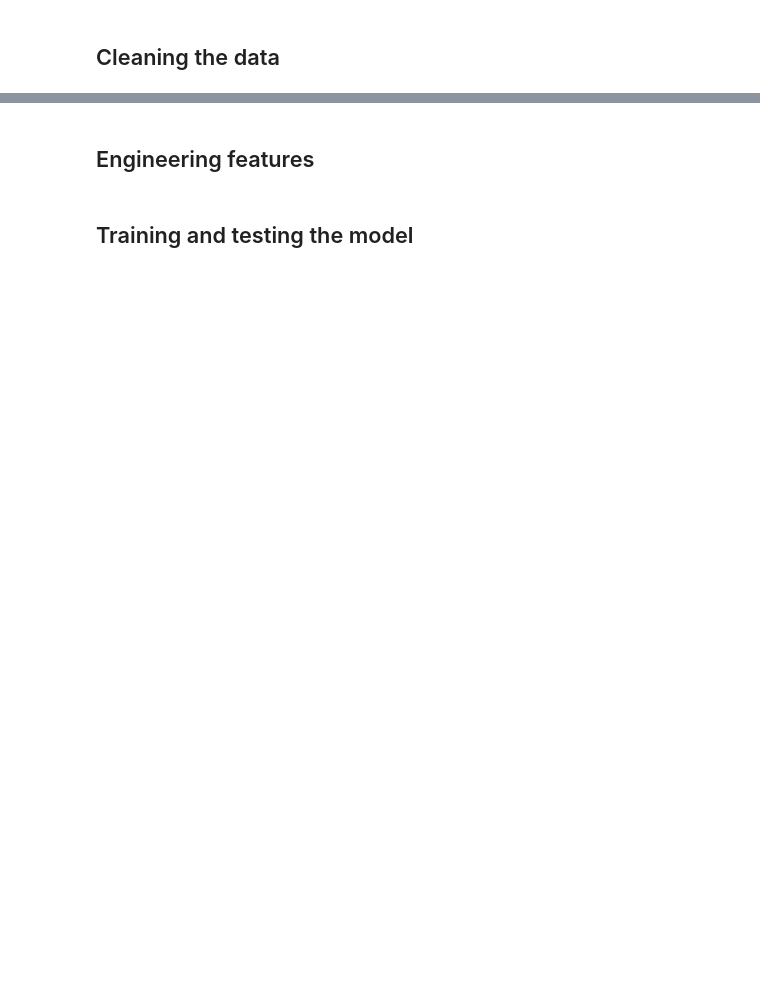
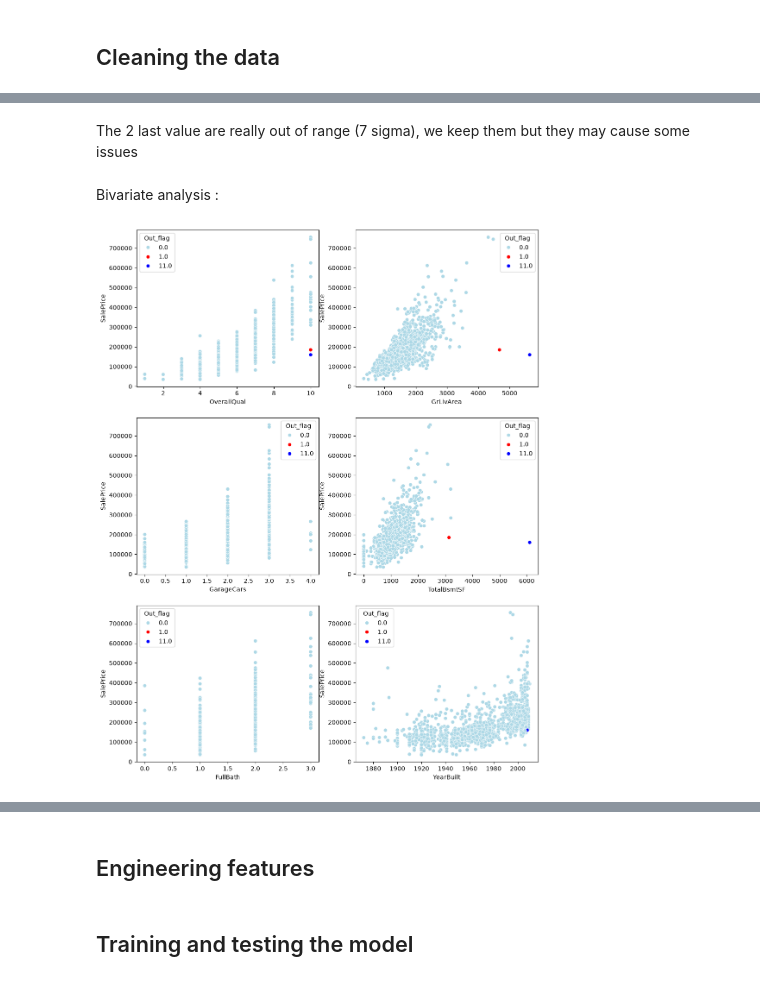
Before and after one commit to nfranel/house_prices_ML, a Jupyter notebook: house_prices_reg_advanced.ipynb, the cells around one changed output, grey strips where cells are left out. Cells and saved outputs as stored; diff of their text form; code cells hidden in the pictures; blank space fills up the shorter version.

```diff
--- a/house_prices_reg_advanced.ipynb
+++ b/house_prices_reg_advanced.ipynb
@@ -70,0 +77,7 @@ Object columns : Index(['Alley', 'BldgType', 'BsmtCond', 'BsmtExposure', 'BsmtFi
+# %%
+n_uniq_description = {"MSSubClass":16, "MSZoning":8, "Street":2, "Alley":3, "LotShape":4, "LandContour":4, "Utilities":4, "LotConfig":5, "LandSlope":3, "Neighborhood":25, "Condition1":9, "Condition2":9, "BldgType":5, "HouseStyle":8, "OverallQual":10, "OverallCond":10, "RoofStyle":6, "RoofMatl":8, "Exterior1st":17, "Exterior2nd":17, "MasVnrType":5, "ExterQual":5, "ExterCond":5, "Foundation":6, "BsmtQual":6, "BsmtCond":6, "BsmtExposure":5, "BsmtFinType1":7, "BsmtFinType2":7, "Heating":6, "HeatingQC":5, "CentralAir":2, "Electrical":5, "KitchenQual":5, "Functional":8, "FireplaceQu":6, "GarageType":7, "GarageFinish":4, "GarageQual":6, "GarageCond":6, "PavedDrive":3, "PoolQC":5, "Fence":5, "MiscFeature":6, "SaleType":10, "SaleCondition":6}
+for feat in obj_cols:
+    print(feat)
+    for uniq in X[feat].unique():
+
+    print(X[feat].unique())
@@ -127,0 +159,6 @@ zoomed_hm = sns.heatmap(corrmat.loc[cols, cols], cbar=True, annot=True, ax=ax, s
+# %%
+n_cols = 24
+cols_corr = corrmat.nlargest(n_cols, 'SalePrice')['SalePrice'].index
+
+fig, ax = plt.subplots(figsize=(14, 12))
+zoomed_hm = sns.heatmap(corrmat.loc[cols_corr, cols_corr], cbar=True, annot=True, ax=ax, square=True, fmt='.2f', yticklabels=cols_corr.values, xticklabels=cols_corr.values)
@@ -260,7 +180,0 @@ np.int64(-1)
-# %%
-cols = ['OverallQual', 'GrLivArea', 'GarageCars', 'TotalBsmtSF', 'FullBath', 'YearBuilt']
-data = train[["SalePrice"]+cols]
-fig, axes = plt.subplots(3, 2, figsize=(12, 16))
-for ite_feat, feat in enumerate(cols):
-    ax = axes[ite_feat//2, ite_feat%2]
-    sns.scatterplot(train, x=feat, y="SalePrice", ax=ax)
@@ -275,0 +251,22 @@ for ite_feat, feat in enumerate(cols):
+# %% [markdown]
+The 2 last value are really out of range (7 sigma), we keep them but they may cause some issues
+# %% [markdown]
+Bivariate analysis :
+# %%
+cols_outliers = ['OverallQual', 'GrLivArea', 'GarageCars', 'TotalBsmtSF', 'FullBath', 'YearBuilt']
+data = train[["SalePrice"]+cols_outliers]
+
+# Serch of the outliers' index
+# print(train[["SalePrice", "GrLivArea"]].sort_values(by="GrLivArea", ascending=False))
+# print(train[["SalePrice", "TotalBsmtSF"]].sort_values(by="TotalBsmtSF", ascending=False))
+data["Out_flag"] = np.zeros(len(data))
+data.loc[523, "Out_flag"] = 1
+data.loc[1298, "Out_flag"] = 11
+palette = {0: "lightblue", 1: "red", 11: "blue"}
+
+fig, axes = plt.subplots(3, 2, figsize=(12, 16))
+for ite_feat, feat in enumerate(cols_outliers):
+    ax = axes[ite_feat//2, ite_feat%2]
+    sns.scatterplot(data, x=feat, y="SalePrice", ax=ax, hue="Out_flag", palette=palette)
+# %% [output]
+[figure, added]
```
Also changed, not shown: parts of 33 cells of this notebook.
